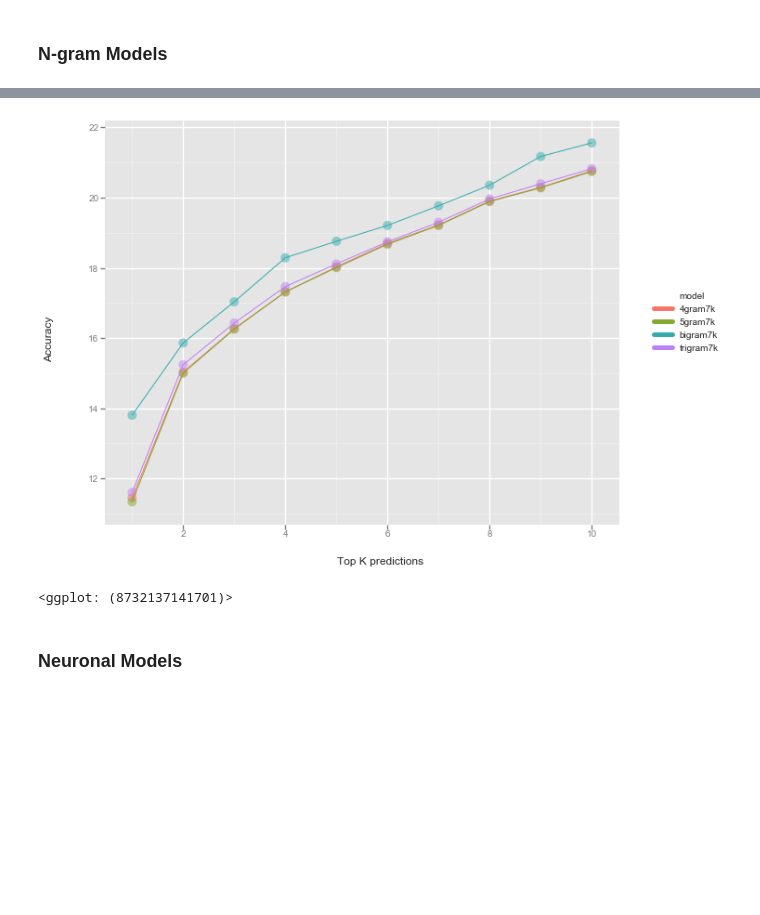
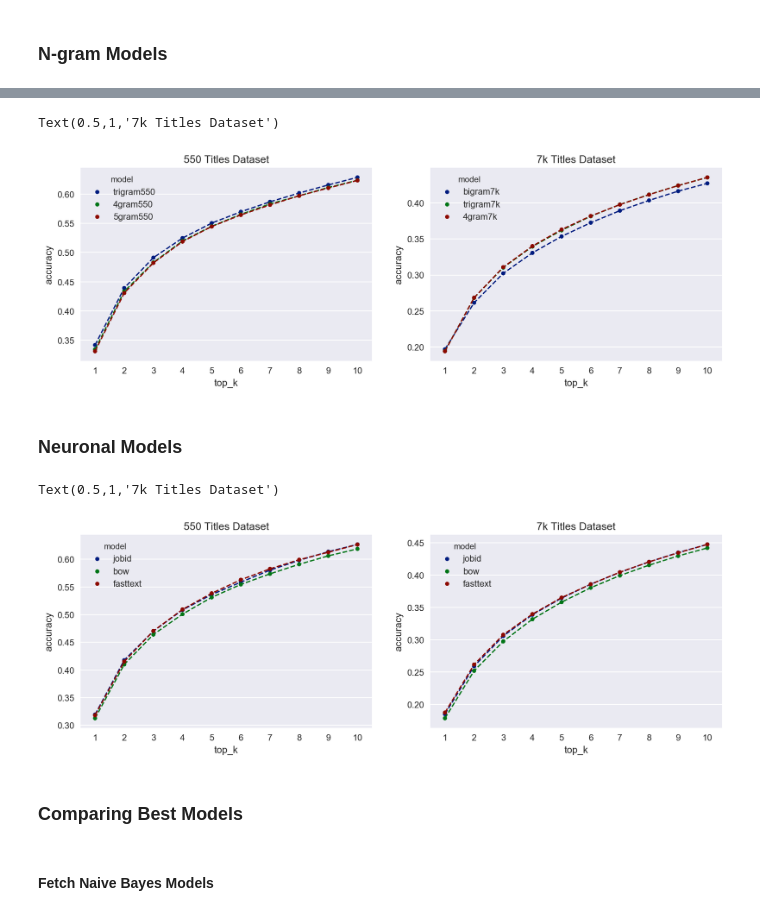
Before and after one commit to zaksoliman/career_prediction, a Jupyter notebook: notebooks/Analysis.ipynb, the cells around one changed output, grey strips where cells are left out. Cells and saved outputs as stored; diff of their text form; code cells hidden in the pictures; blank space fills up the shorter version.

```diff
--- a/notebooks/Analysis.ipynb
+++ b/notebooks/Analysis.ipynb
@@ -216,5 +275,5 @@ fetch_ngram_results(models_7k, res7k)
 # %% [markdown]
 ## Accuracy Comparison
 # %%
-targets_550 = [d[1][-1] for d in data550['test_data']]
-targets_7k = [d[1][-1] for d in data7k['test_data']]
+targets_550 = np.array([d[1][-1] for d in data550['test_data']])
+targets_7k = np.array([d[1][-1] for d in data7k['test_data']])
@@ -226,9 +289,12 @@ def top_k_acc(preds, targets, k=1):
     """
 
     #sorted_args = (-preds).argsort(axis=1)[:,:k]
-    sorted_args = preds[:,:k]
-    tt = np.tile(targets, (k,1)).T
-    acc = np.mean(np.sum(sorted_args == tt, axis=1))
+    if len(preds.shape) == 1:
+        acc = np.mean(preds == targets)
+    else:
+        sorted_args = preds[:,:k]
+        tt = np.tile(targets, (k,1)).T
+        acc = np.mean(np.sum(sorted_args == tt, axis=1))
     return acc
 
 def get_acc_df(preds, targets, dataset):
@@ -246,7 +312,7 @@ def get_acc_df(preds, targets, dataset):
             df_dict['dataset'].append(dataset)
             df_dict["model"].append(name)
             df_dict["top_k"].append(k)
-            df_dict["accuracy"].append(round(top_k_acc(ps, targets, k), 5)*100)
+            df_dict["accuracy"].append(round(top_k_acc(ps, targets, k), 5))
 
     return pd.DataFrame(df_dict)
 # %% [markdown]
@@ -259,9 +328,15 @@ accs = pd.concat([accs_550, accs_7k])
-# %%
-ggplot(aes(x='top_k', y='accuracy', color='model'), data=accs_7k) \
-+ geom_point(size=100, alpha=0.5) \
-+ geom_line() \
-+ xlab("Top K predictions") \
-+ ylab("Accuracy") \
-# %% [output]
-[figure, removed]
-<ggplot: (8732137141701)>
+# %%
+models = ['trigram550', '4gram550', '5gram550', 'bigram7k', 'trigram7k', '4gram7k']
+# %%
+plt.rcParams['figure.dpi'] = 160
+plt.rcParams['lines.linewidth'] = 0.8
+fig, ax = plt.subplots(figsize=(13,4), ncols=2, nrows=1)
+sns.pointplot(x='top_k', y='accuracy', hue='model', alpha=0.3, linestyles='--',
+              data=accs_550[accs_550.model.isin(models)], ax=ax[0])
+sns.pointplot(x='top_k', y='accuracy', hue='model', alpha=0.3, linestyles='--',
+              data=accs_7k[accs_7k.model.isin(models)], ax=ax[1])
+ax[0].set_title('550 Titles Dataset')
+ax[1].set_title('7k Titles Dataset')
+# %% [output]
+Text(0.5,1,'7k Titles Dataset')
+[figure, added]
@@ -269,0 +352,13 @@ ggplot(aes(x='top_k', y='accuracy', color='model'), data=accs_7k) \
+# %%
+plt.rcParams['figure.dpi'] = 160
+plt.rcParams['lines.linewidth'] = 0.8
+fig, ax = plt.subplots(figsize=(13,4), ncols=2, nrows=1)
+sns.pointplot(x='top_k', y='accuracy', hue='model', alpha=0.3, linestyles='--',
+              data=accs_550[accs_550.model.isin(models)], ax=ax[0])
+sns.pointplot(x='top_k', y='accuracy', hue='model', alpha=0.3, linestyles='--',
+              data=accs_7k[accs_7k.model.isin(models)], ax=ax[1])
+ax[0].set_title('550 Titles Dataset')
+ax[1].set_title('7k Titles Dataset')
+# %% [output]
+Text(0.5,1,'7k Titles Dataset')
+[figure, added]
@@ -269,0 +367,4 @@ ggplot(aes(x='top_k', y='accuracy', color='model'), data=accs_7k) \
+# %% [markdown]
+### Comparing Best Models
+# %% [markdown]
+#### Fetch Naive Bayes Models
```
Also changed, not shown: parts of 85 cells of this notebook, 3 other files.
